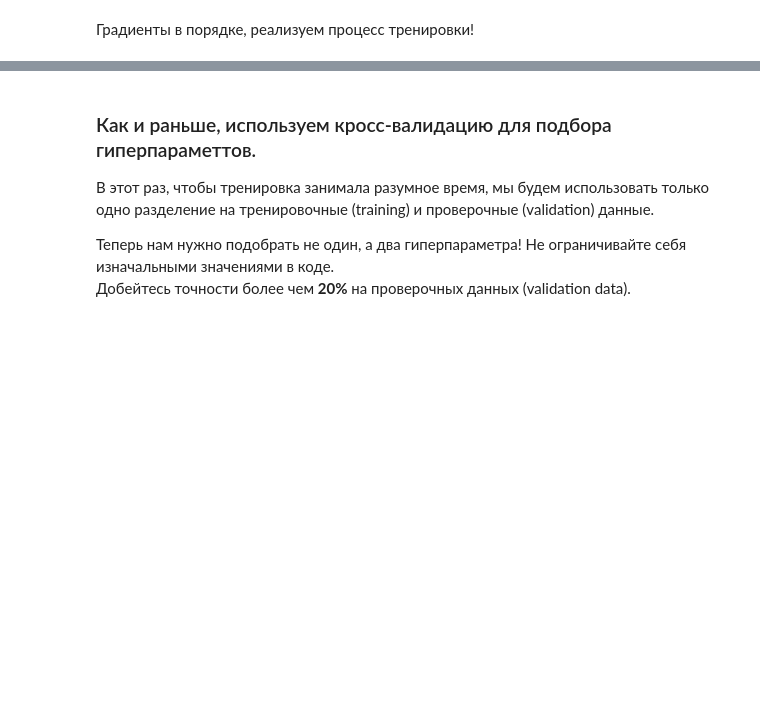
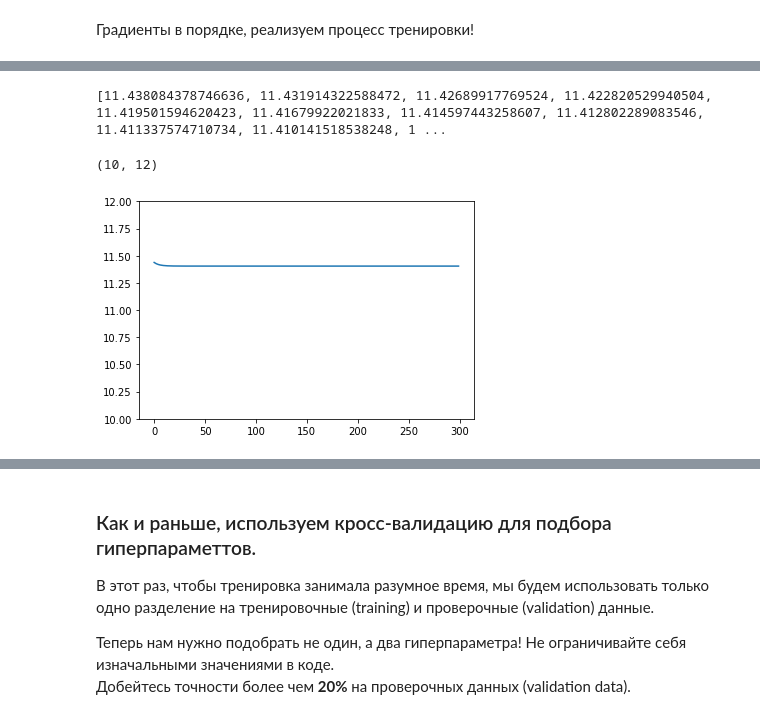
Before and after one commit to SpIIIII/layman-s-Deep-Learning-, a Jupyter notebook: assignments/assignment1/Linear classifier.ipynb, the cells around one changed output, grey strips where cells are left out. Saved outputs shown, nothing was run; the diff lists cells and outputs as text; code cells hidden in the pictures; blank space fills up the shorter version.

```diff
--- a/assignments/assignment1/Linear classifier.ipynb
+++ b/assignments/assignment1/Linear classifier.ipynb
@@ -365,0 +366,3 @@ plt.plot(loss_history)
+# %%
+classifier = linear_classifer.LinearSoftmaxClassifier()
+loss_history = classifier.fit(train_X, train_y, epochs=300, learning_rate=1e-2, batch_size=300, reg=1e1)
@@ -366 +387,9 @@ plt.plot(loss_history)
+# %%
+print(loss_history)
+plt.plot(loss_history)
+plt.gca().set_ylim(10,12)
+# %% [output]
+[11.438084378746636, 11.431914322588472, 11.42689917769524, 11.422820529940504, 11.419501594620423, 11.41679922021833, 11.414597443258607, 11.412802289083546, 11.411337574710734, 11.410141518538248, 1 ...
+(10, 12)
+[figure, added]
 # %%
```
Also changed, not shown: parts of 9 cells of this notebook, 1 other file.
